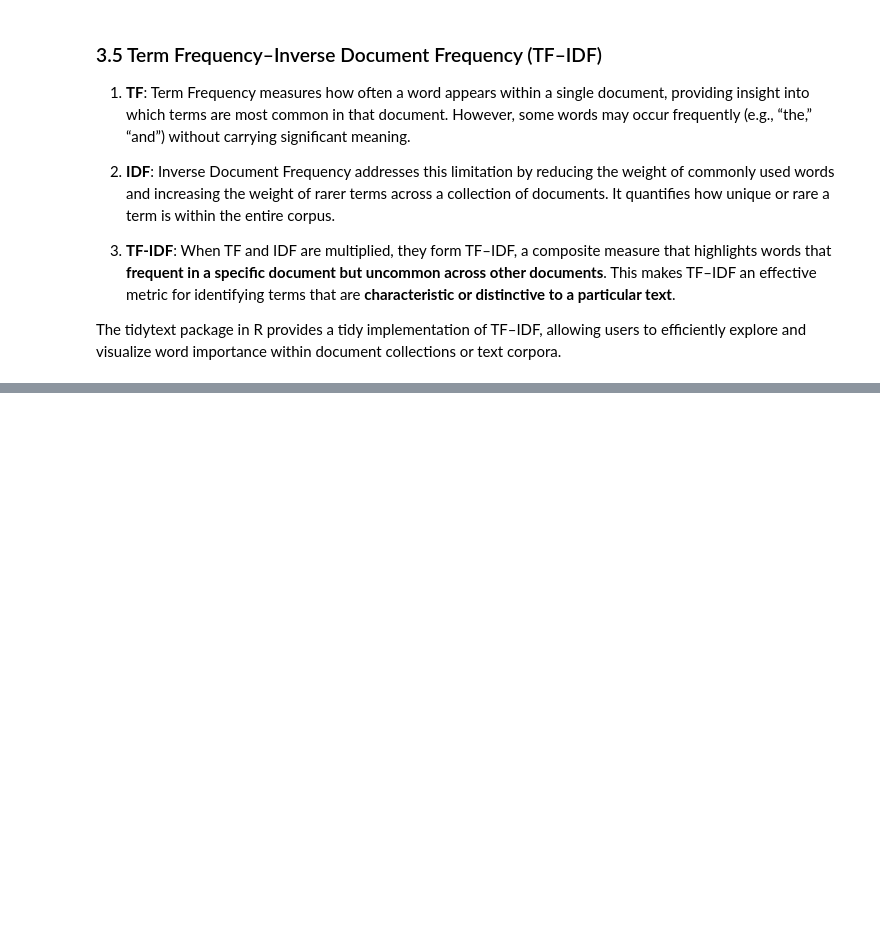
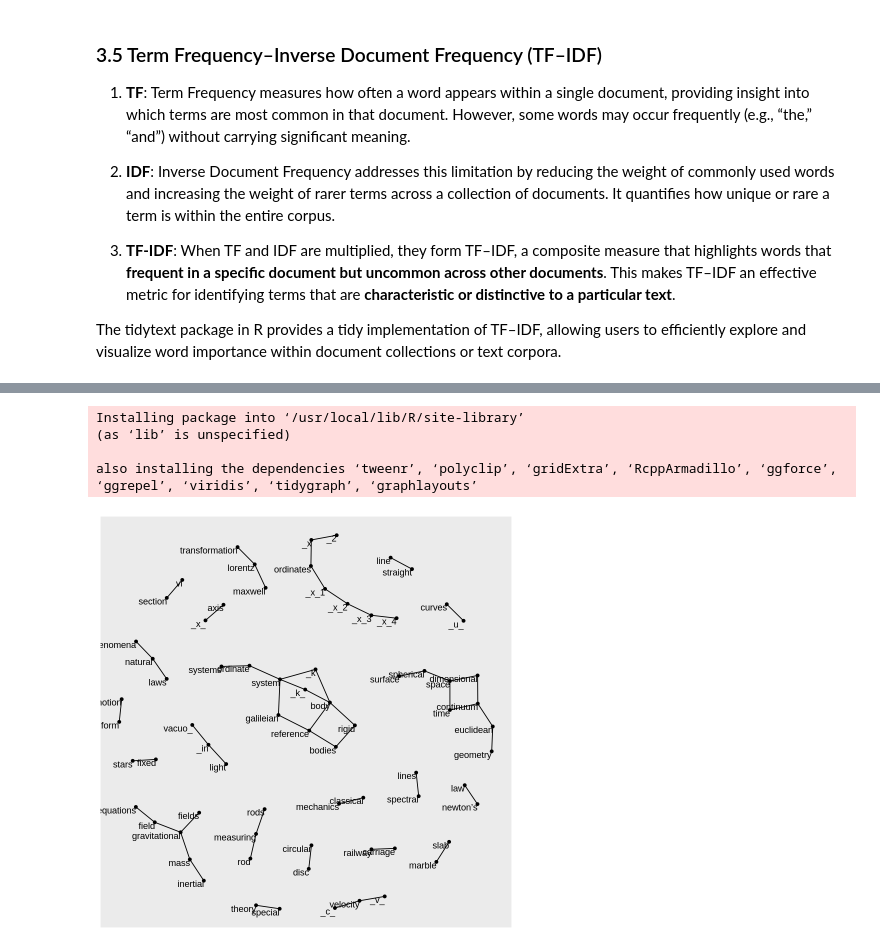
Before and after one commit to LanqingDu/UnstructuredDataAnalytics, a Jupyter notebook: 06_Word_Document_Freq.ipynb, the cells around one changed output, grey strips where cells are left out. Cells and saved outputs as stored; diff of their text form; code cells hidden in the pictures; blank space fills up the shorter version.

```diff
--- a/06_Word_Document_Freq.ipynb
+++ b/06_Word_Document_Freq.ipynb
@@ -304,0 +381,9 @@ ggplot(aes(word, tf_idf, fill = author)) +
+# %%
+# ============================================================
+# Step 3: Grouped count
+# ============================================================
+
+bigram_counts <- bigrams_filtered %>%
+                  count(word1, word2, sort = TRUE)
+
+head(bigram_counts,n=20)
@@ -304,0 +490,41 @@ ggplot(aes(word, tf_idf, fill = author)) +
+# %%
+# ============================================================
+# Step 1: Creating a graph
+# ============================================================
+
+install.packages("igraph") # used for creating and analyzing graphs
+library(igraph)
+
+#  graph_from_data_frame(d, directed = TRUE)
+#   d        : A data frame containing edge definitions, typically with columns representing source and target nodes
+#                    (e.g., `word1` and `word2` for word-pair relationships from bigram).
+#   directed : Logical value indicating whether the graph should be directed (`TRUE`) or undirected (`FALSE`).
+#   Returns  : An igraph object representing the network structure defined by the data frame.
+#   Output   : Creates a graph where each row in `d` defines an edge between two nodes,
+#                    which can then be visualized or analyzed using igraph functions.
+
+
+# filter for only relatively common combinations
+bigram_graph <- bigram_counts %>%
+                  filter(n > 5) %>%
+                  graph_from_data_frame()
+# %%
+# ============================================================
+# Step 2: Visualize a graph
+# ============================================================
+
+install.packages("ggraph") # library to visualize a graph created from bigram counts
+library(ggraph)
+
+set.seed(123)
+
+ggraph(bigram_graph, layout = "fr") + # use the "fr" (Fruchterman-Reingold layout)
+  geom_edge_link() +
+  geom_node_point() +
+  geom_node_text(aes(label = name), vjust = 1, hjust = 1)
+# %% [output]
+Installing package into ‘/usr/local/lib/R/site-library’
+(as ‘lib’ is unspecified)
+
+also installing the dependencies ‘tweenr’, ‘polyclip’, ‘gridExtra’, ‘RcppArmadillo’, ‘ggforce’, ‘ggrepel’, ‘viridis’, ‘tidygraph’, ‘graphlayouts’
+[figure, added]
```
Also changed, not shown: parts of 30 cells of this notebook, 2 other files.
